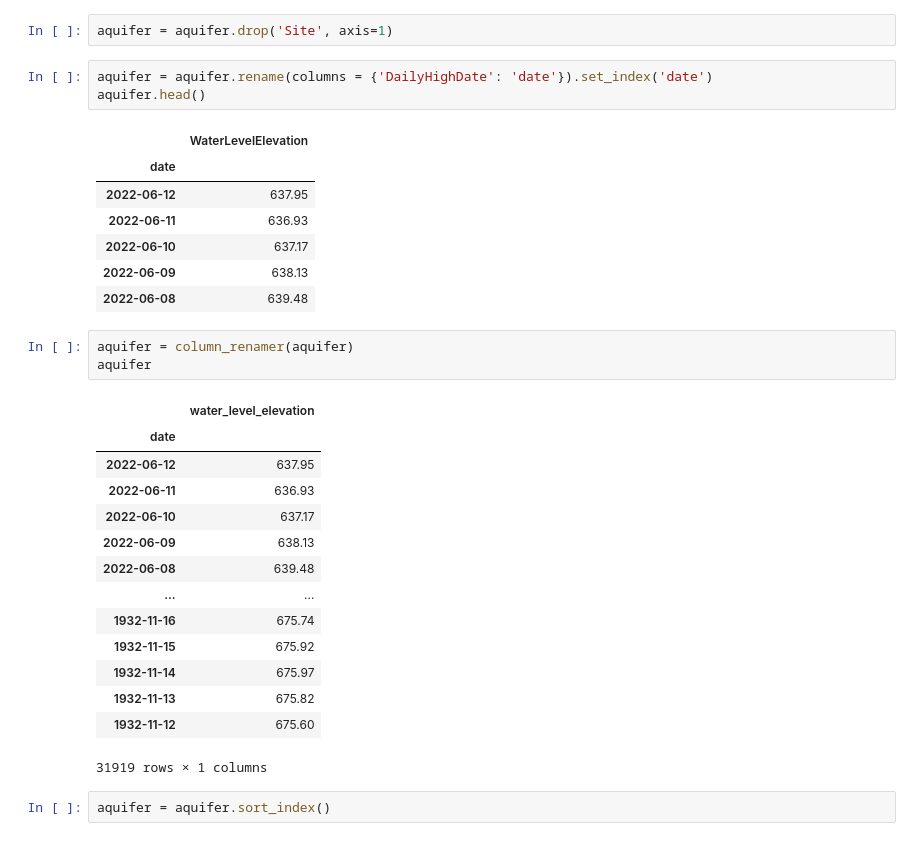
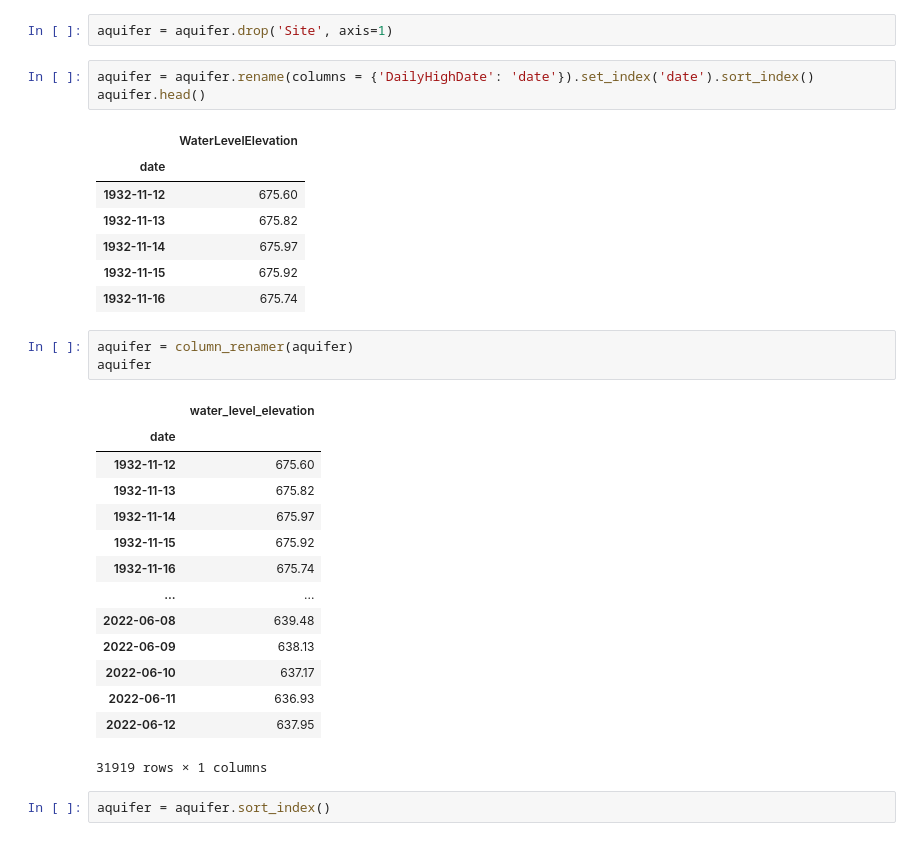
Before and after one commit to AndrewRachuig/edwards_aquifer_project, a Jupyter notebook: initial_working_notebook.ipynb, the cells around one changed output. Cells and saved outputs as stored; diff of their text form.

```diff
--- a/initial_working_notebook.ipynb
+++ b/initial_working_notebook.ipynb
@@ -240,33 +240,33 @@ aquifer.head()
 # %%
 aquifer = aquifer.drop('Site', axis=1)
 # %%
-aquifer = aquifer.rename(columns = {'DailyHighDate': 'date'}).set_index('date')
+aquifer = aquifer.rename(columns = {'DailyHighDate': 'date'}).set_index('date').sort_index()
 aquifer.head()
 # %% [output]
 |  | WaterLevelElevation |
 | date |  |
-| 2022-06-12 | 637.95 |
-| 2022-06-11 | 636.93 |
-| 2022-06-10 | 637.17 |
-| 2022-06-09 | 638.13 |
-| 2022-06-08 | 639.48 |
+| 1932-11-12 | 675.60 |
+| 1932-11-13 | 675.82 |
+| 1932-11-14 | 675.97 |
+| 1932-11-15 | 675.92 |
+| 1932-11-16 | 675.74 |
 # %%
 aquifer = column_renamer(aquifer)
 aquifer
 # %% [output]
 |  | water_level_elevation |
 | date |  |
+| 1932-11-12 | 675.60 |
+| 1932-11-13 | 675.82 |
+| 1932-11-14 | 675.97 |
+| 1932-11-15 | 675.92 |
+| 1932-11-16 | 675.74 |
+| ... | ... |
+| 2022-06-08 | 639.48 |
+| 2022-06-09 | 638.13 |
+| 2022-06-10 | 637.17 |
+| 2022-06-11 | 636.93 |
 | 2022-06-12 | 637.95 |
-| 2022-06-11 | 636.93 |
-| 2022-06-10 | 637.17 |
-| 2022-06-09 | 638.13 |
-| 2022-06-08 | 639.48 |
-| ... | ... |
-| 1932-11-16 | 675.74 |
-| 1932-11-15 | 675.92 |
-| 1932-11-14 | 675.97 |
-| 1932-11-13 | 675.82 |
-| 1932-11-12 | 675.60 |
 31919 rows × 1 columns
 # %%
 aquifer = aquifer.sort_index()
```
Also changed, not shown: parts of 26 cells of this notebook, 1 other file.
